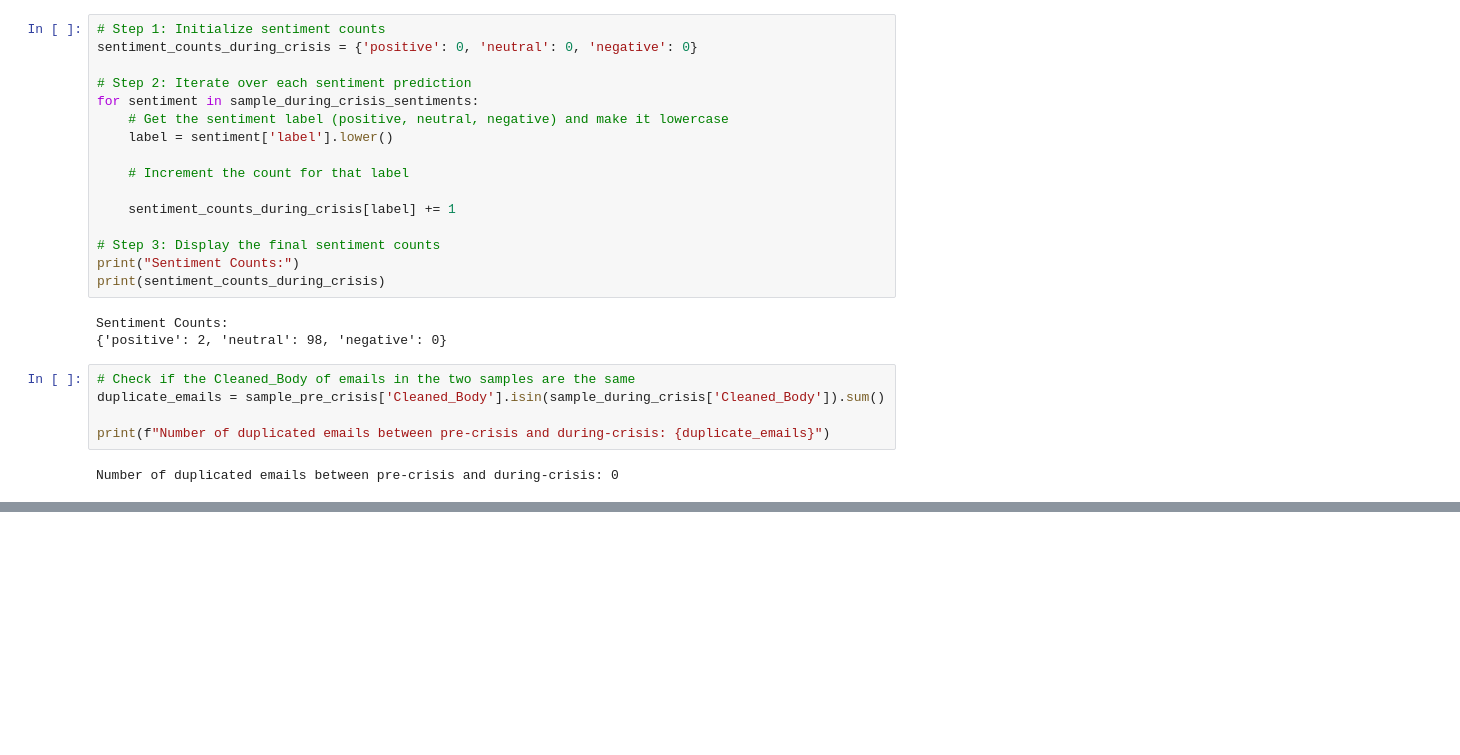
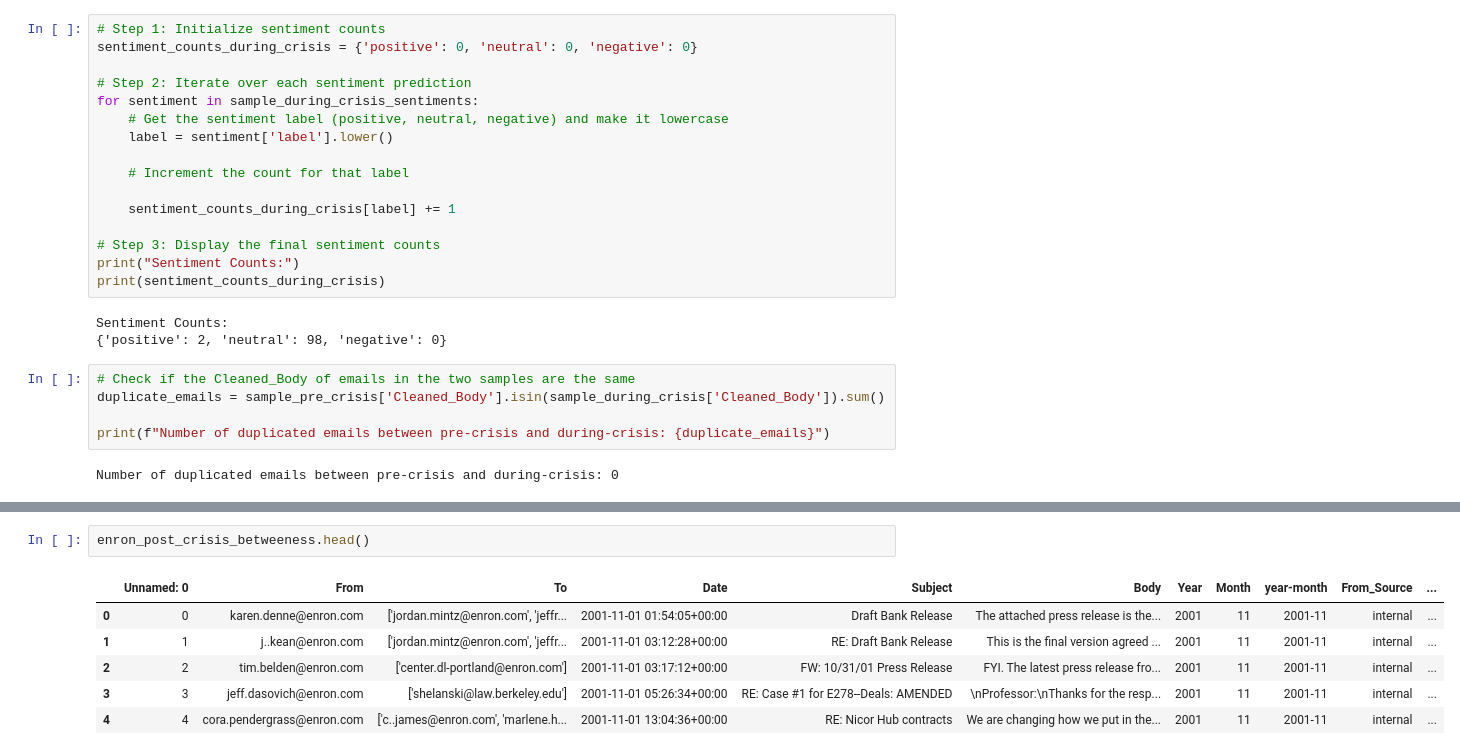
Before and after one commit to dyleedoes/enron_ind5003, a Jupyter notebook: ind5003_enron_nlp.ipynb, the cells around one changed output, grey strips where cells are left out. Saved outputs shown, nothing was run; the diff lists cells and outputs as text; blank space fills up the shorter version.

```diff
--- a/ind5003_enron_nlp.ipynb
+++ b/ind5003_enron_nlp.ipynb
@@ -905,0 +939,9 @@ Number of duplicated emails between pre-crisis and during-crisis: 0
+# %%
+enron_post_crisis_betweeness.head()
+# %% [output]
+|  | Unnamed: 0 | From | To | Date | Subject | Body | Year | Month | year-month | From_Source | ... |
+| 0 | 0 | karen.denne@enron.com | ['jordan.mintz@enron.com', 'jeffr... | 2001-11-01 01:54:05+00:00 | Draft Bank Release | The attached press release is the... | 2001 | 11 | 2001-11 | internal | ... |
+| 1 | 1 | j..kean@enron.com | ['jordan.mintz@enron.com', 'jeffr... | 2001-11-01 03:12:28+00:00 | RE: Draft Bank Release | This is the final version agreed ... | 2001 | 11 | 2001-11 | internal | ... |
+| 2 | 2 | tim.belden@enron.com | ['center.dl-portland@enron.com'] | 2001-11-01 03:17:12+00:00 | FW: 10/31/01 Press Release | FYI. The latest press release fro... | 2001 | 11 | 2001-11 | internal | ... |
+| 3 | 3 | jeff.dasovich@enron.com | ['shelanski@law.berkeley.edu'] | 2001-11-01 05:26:34+00:00 | RE: Case #1 for E278--Deals: AMENDED | \nProfessor:\nThanks for the resp... | 2001 | 11 | 2001-11 | internal | ... |
+| 4 | 4 | cora.pendergrass@enron.com | ['c..james@enron.com', 'marlene.h... | 2001-11-01 13:04:36+00:00 | RE: Nicor Hub contracts | We are changing how we put in the... | 2001 | 11 | 2001-11 | internal | ... |
```
Also changed, not shown: parts of 32 cells of this notebook, 58 other files.
